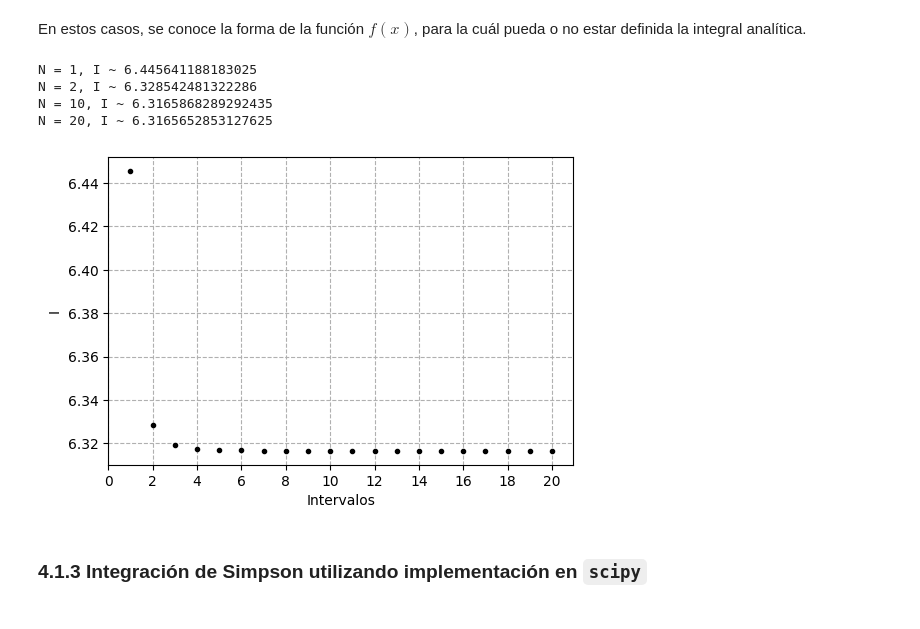
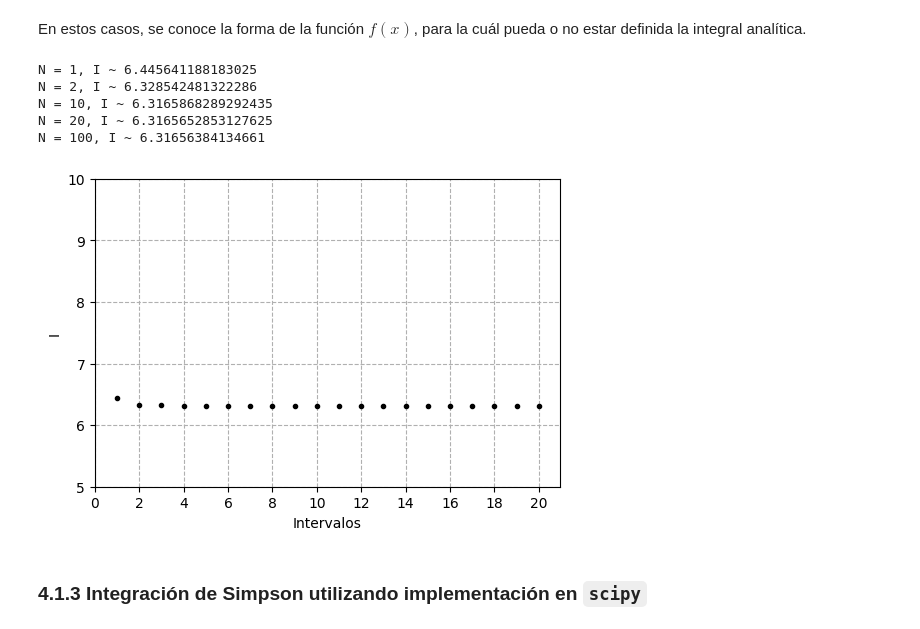
Before and after one commit to eicastroc/NumMeth_Cinvestav_IngMetalurgica, a Jupyter notebook: 04_IntegracionNumerica/02_Simps.ipynb, the cells around one changed output. Saved outputs shown, nothing was run; the diff lists cells and outputs as text; code cells hidden in the pictures.

```diff
--- a/04_IntegracionNumerica/02_Simps.ipynb
+++ b/04_IntegracionNumerica/02_Simps.ipynb
@@ -106,7 +106,7 @@ def simpsf(f, A, B, N):
 f = lambda x: np.exp(np.exp(x))
 a = 0 # límite inferior
 b = 1 # límite superior
-N = [1, 2, 10, 20] # lista con número de intervalos
+N = [1, 2, 10, 20, 100] # lista con número de intervalos
 
 # implementación propia de la función
 for n in N:
@@ -116,19 +116,22 @@ N = 1, I ~ 6.445641188183025
 N = 2, I ~ 6.328542481322286
 N = 10, I ~ 6.3165868289292435
 N = 20, I ~ 6.3165652853127625
+N = 100, I ~ 6.31656384134661
 # %%
 # convergencia del método al incrementar el número de intervalos
 fig, ax = plt.subplots(figsize=(6, 4))
 for n in range(1,21):
     ax.plot(n, simpsf(f, a, b, n), '.k')
 ax.set(
     xlabel="Intervalos",
     ylabel="I",
-    xticks=range(0, 21, 2))
+    xticks=range(0, 21, 2),
+    ylim=(5, 10)
+)
 ax.grid(ls="--")
 plt.show()
 # %% [output]
-[figure, old version]
+[figure, new version]
 # %% [markdown]
 ### 4.1.3 Integración de Simpson utilizando implementación en `scipy`
 # %%
```
Also changed, not shown: 16 other files.
